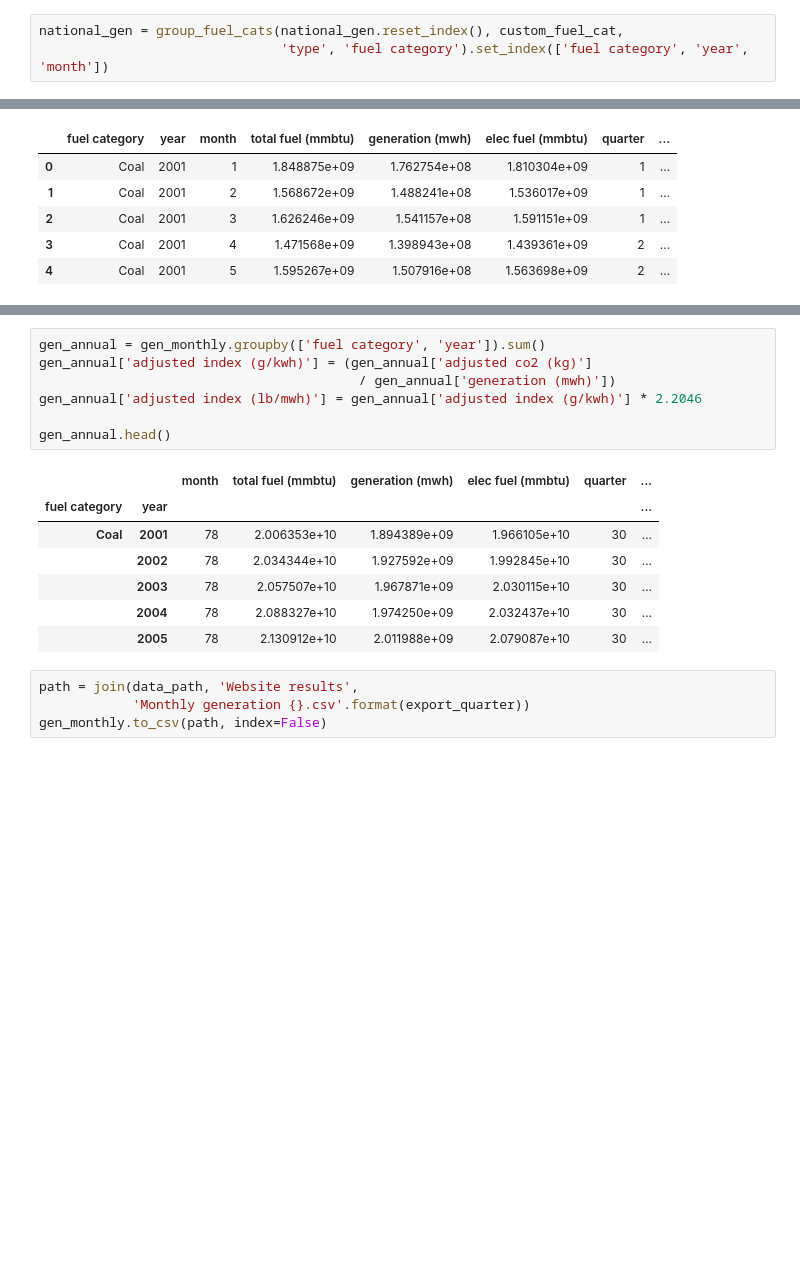
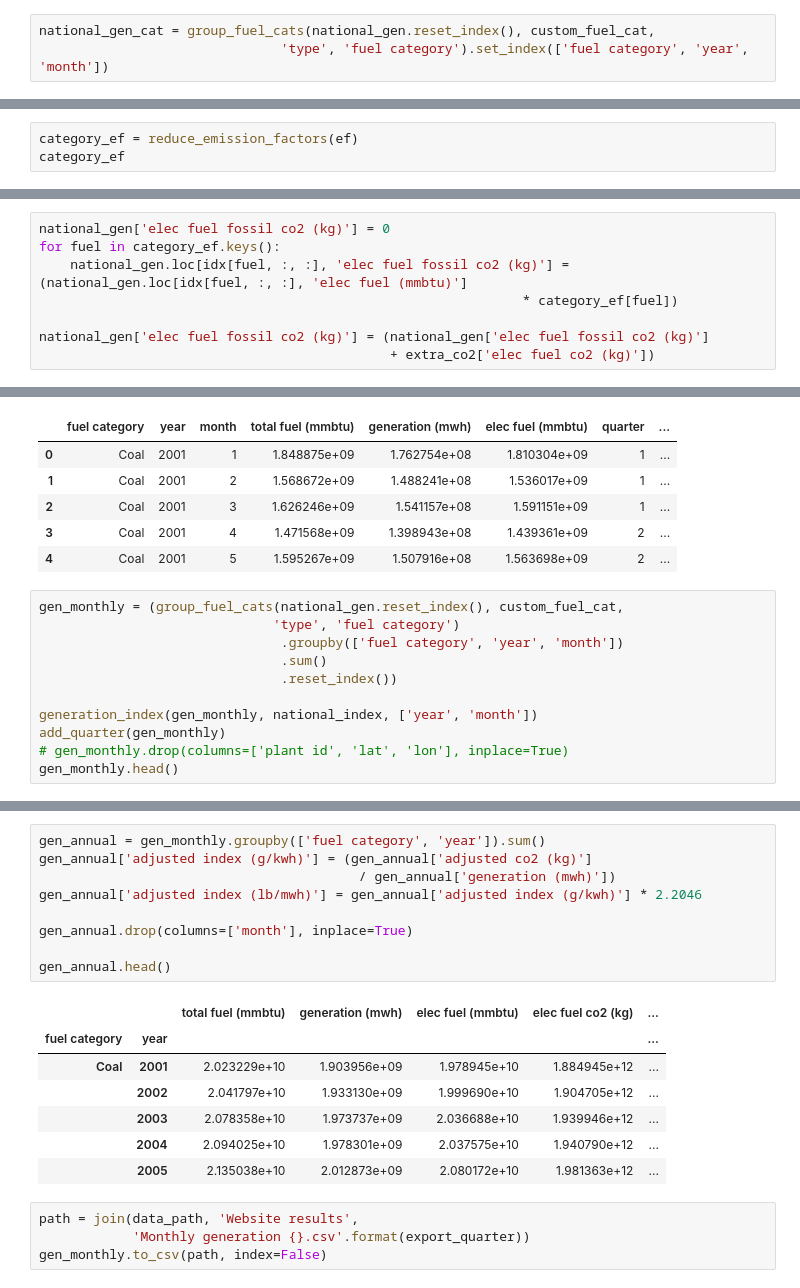
Before and after one commit to gschivley/carbon-index, a Jupyter notebook: Notebooks/Calculate national and NERC gen and emissions.ipynb, the cells around one changed output, grey strips where cells are left out. Cells and saved outputs as stored; diff of their text form; blank space fills up the shorter version.

Commit message:
Fix generation and CO2 intensity for website
wasn't including extra gen and co2 emissions before

```diff
--- a/Notebooks/Calculate national and NERC gen and emissions.ipynb
+++ b/Notebooks/Calculate national and NERC gen and emissions.ipynb
@@ -175,6 +206,6 @@ Name: generation (mwh), dtype: float64
 # %% [markdown]
 #### Regroup generation from state codes to my custom fuel codes
 # %%
-national_gen = group_fuel_cats(national_gen.reset_index(), custom_fuel_cat,
+national_gen_cat = group_fuel_cats(national_gen.reset_index(), custom_fuel_cat,
                                'type', 'fuel category').set_index(['fuel category', 'year', 'month'])
 # %%
@@ -266,0 +326,3 @@ annual_index.to_csv(path, index=False)
+# %%
+category_ef = reduce_emission_factors(ef)
+category_ef
@@ -266,0 +341,8 @@ annual_index.to_csv(path, index=False)
+# %%
+national_gen['elec fuel fossil co2 (kg)'] = 0
+for fuel in category_ef.keys():
+    national_gen.loc[idx[fuel, :, :], 'elec fuel fossil co2 (kg)'] = (national_gen.loc[idx[fuel, :, :], 'elec fuel (mmbtu)']
+                                                              * category_ef[fuel])
+
+national_gen['elec fuel fossil co2 (kg)'] = (national_gen['elec fuel fossil co2 (kg)']
+                                             + extra_co2['elec fuel co2 (kg)'])
@@ -282,3 +383,14 @@ gen_monthly.head()
 | 2 | Coal | 2001 | 3 | 1.626246e+09 | 1.541157e+08 | 1.591151e+09 | 1 | ... |
 | 3 | Coal | 2001 | 4 | 1.471568e+09 | 1.398943e+08 | 1.439361e+09 | 2 | ... |
 | 4 | Coal | 2001 | 5 | 1.595267e+09 | 1.507916e+08 | 1.563698e+09 | 2 | ... |
+# %%
+gen_monthly = (group_fuel_cats(national_gen.reset_index(), custom_fuel_cat,
+                              'type', 'fuel category')
+                               .groupby(['fuel category', 'year', 'month'])
+                               .sum()
+                               .reset_index())
+
+generation_index(gen_monthly, national_index, ['year', 'month'])
+add_quarter(gen_monthly)
+# gen_monthly.drop(columns=['plant id', 'lat', 'lon'], inplace=True)
+gen_monthly.head()
@@ -303,18 +437,20 @@ gen_quarter.head()
 # %%
 gen_annual = gen_monthly.groupby(['fuel category', 'year']).sum()
 gen_annual['adjusted index (g/kwh)'] = (gen_annual['adjusted co2 (kg)']
                                          / gen_annual['generation (mwh)'])
 gen_annual['adjusted index (lb/mwh)'] = gen_annual['adjusted index (g/kwh)'] * 2.2046
 
+gen_annual.drop(columns=['month'], inplace=True)
+
 gen_annual.head()
 # %% [output]
-|  |  | month | total fuel (mmbtu) | generation (mwh) | elec fuel (mmbtu) | quarter | ... |
-| fuel category | year |  |  |  |  |  | ... |
-| Coal | 2001 | 78 | 2.006353e+10 | 1.894389e+09 | 1.966105e+10 | 30 | ... |
-|  | 2002 | 78 | 2.034344e+10 | 1.927592e+09 | 1.992845e+10 | 30 | ... |
-|  | 2003 | 78 | 2.057507e+10 | 1.967871e+09 | 2.030115e+10 | 30 | ... |
-|  | 2004 | 78 | 2.088327e+10 | 1.974250e+09 | 2.032437e+10 | 30 | ... |
-|  | 2005 | 78 | 2.130912e+10 | 2.011988e+09 | 2.079087e+10 | 30 | ... |
+|  |  | total fuel (mmbtu) | generation (mwh) | elec fuel (mmbtu) | elec fuel co2 (kg) | ... |
+| fuel category | year |  |  |  |  | ... |
+| Coal | 2001 | 2.023229e+10 | 1.903956e+09 | 1.978945e+10 | 1.884945e+12 | ... |
+|  | 2002 | 2.041797e+10 | 1.933130e+09 | 1.999690e+10 | 1.904705e+12 | ... |
+|  | 2003 | 2.078358e+10 | 1.973737e+09 | 2.036688e+10 | 1.939946e+12 | ... |
+|  | 2004 | 2.094025e+10 | 1.978301e+09 | 2.037575e+10 | 1.940790e+12 | ... |
+|  | 2005 | 2.135038e+10 | 2.012873e+09 | 2.080172e+10 | 1.981363e+12 | ... |
 # %%
 path = join(data_path, 'Website results',
             'Monthly generation {}.csv'.format(export_quarter))
```
Also changed, not shown: parts of 22 cells of this notebook.
